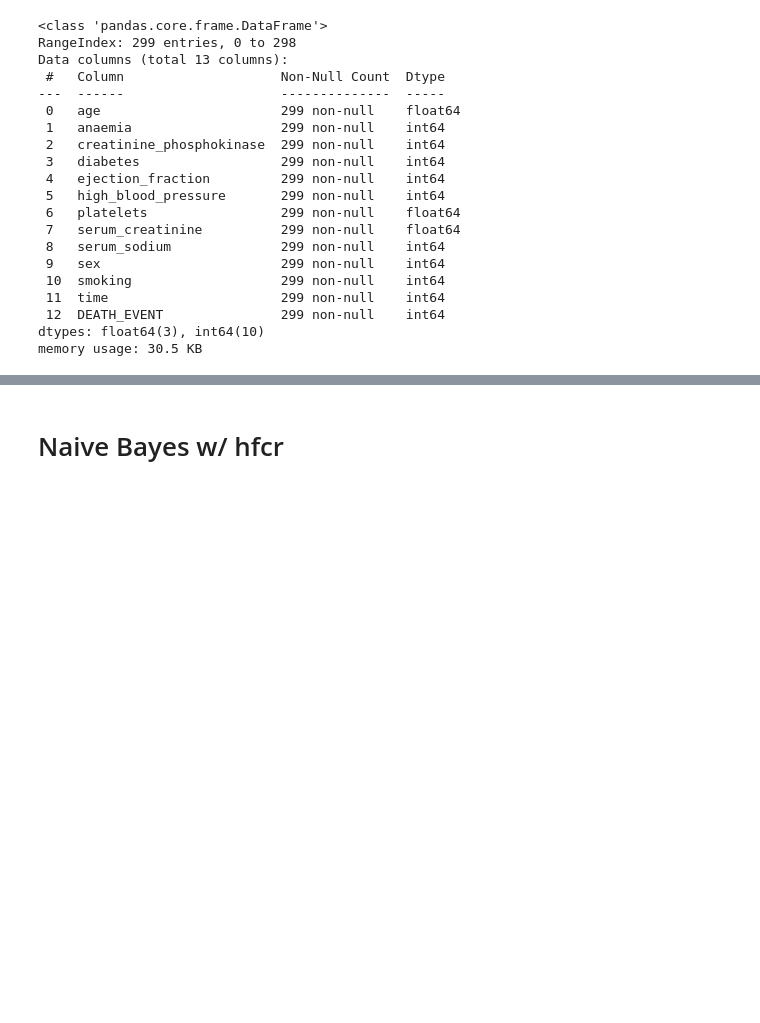
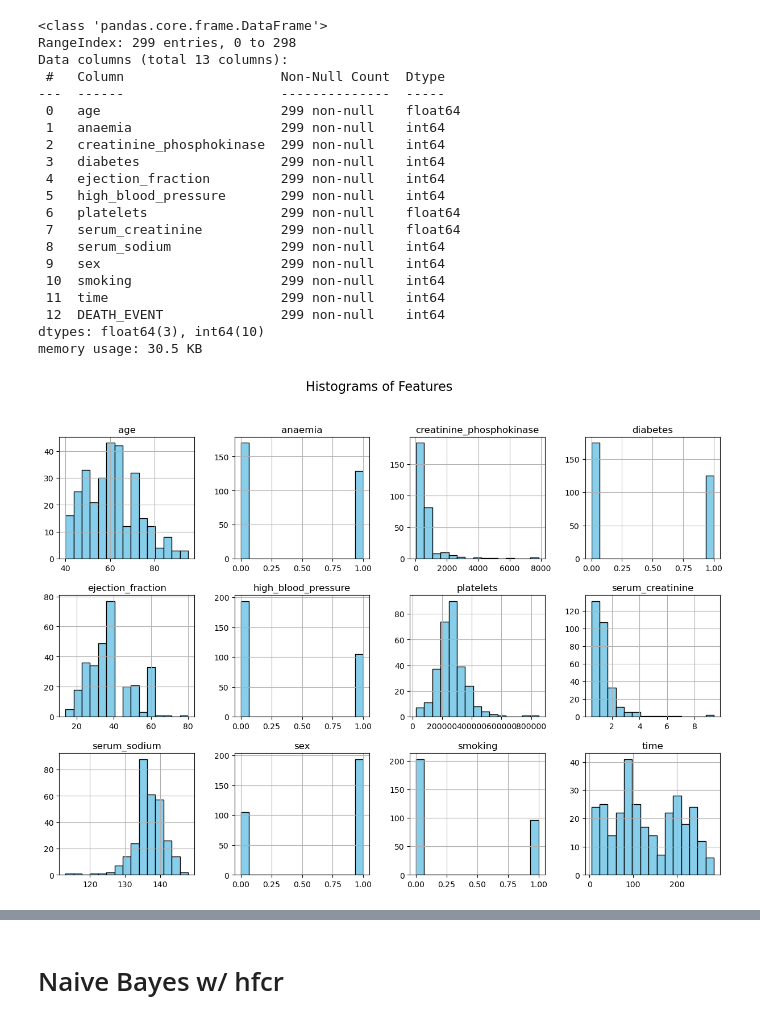
Before and after one commit to JaigonRyu/Health-Classification-Trials, a Jupyter notebook: classification_trials.ipynb, the cells around one changed output, grey strips where cells are left out. Drawn from its saved outputs; the diff is of its cells as text; code cells hidden in the pictures; blank space fills up the shorter version.

```diff
--- a/classification_trials.ipynb
+++ b/classification_trials.ipynb
@@ -50,3 +49,9 @@ Data columns (total 13 columns):
  12  DEATH_EVENT               299 non-null    int64
 dtypes: float64(3), int64(10)
 memory usage: 30.5 KB
+# %%
+hfcr.iloc[:, :-1].hist(bins=15, figsize=(15, 10), layout=(3, 4), color='skyblue', edgecolor='black')
+plt.suptitle('Histograms of Features', fontsize=16)
+plt.show()
+# %% [output]
+[figure, added]
```
Also changed, not shown: parts of 68 cells of this notebook, 1 other file.
